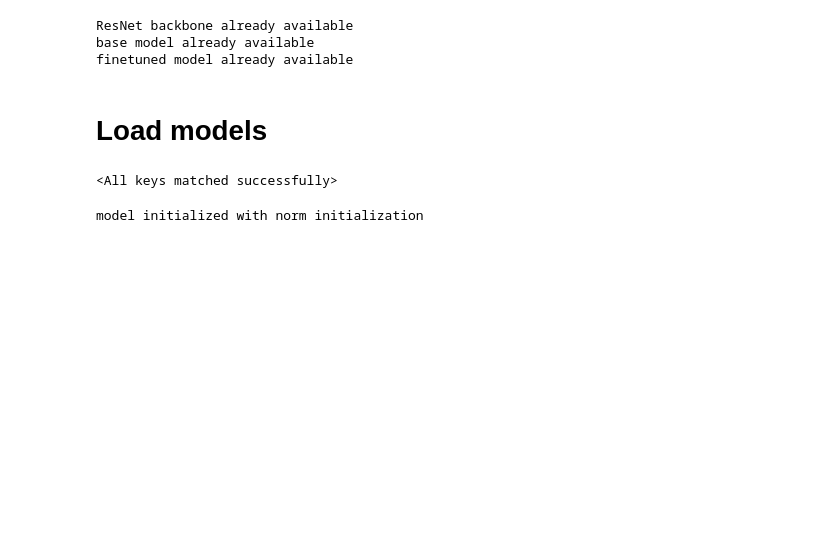
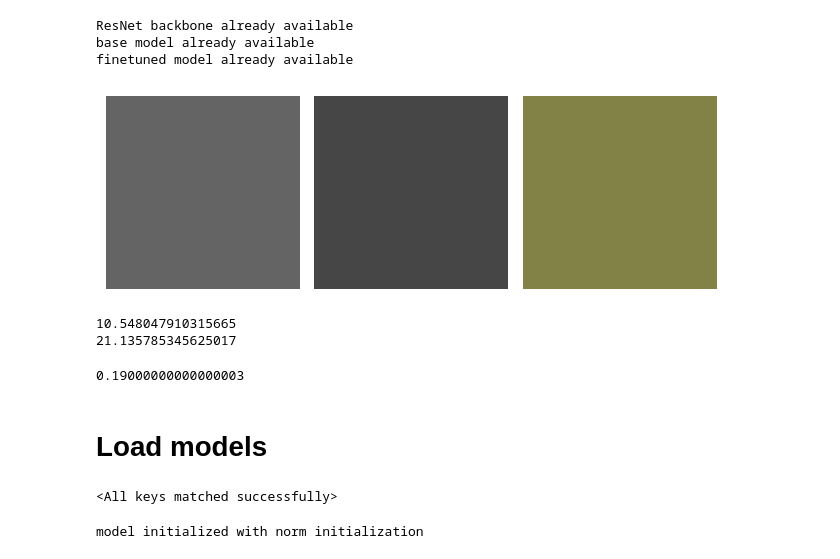
Before and after one commit to sengercoding/CVfinal, a Jupyter notebook: demo.ipynb, the cells around one changed output. Drawn from its saved outputs; the diff is of its cells as text; code cells hidden in the pictures; blank space fills up the shorter version.

```diff
--- a/demo.ipynb
+++ b/demo.ipynb
@@ -18,6 +19,30 @@ base model already available
 finetuned model already available
 # %%
 device = torch.device("cuda" if torch.cuda.is_available() else "cpu")
+# %%
+fig, (ax1,ax2,ax3) = plt.subplots(1,3)
+for ax in [ax1,ax2,ax3]:
+    ax.axis('off')
+col1, col2, col3 = (100/255,100/255,100/255), (70/255,70/255,70/255), (130/255, 130/255, 70/255)
+ax1.imshow([[col1]])
+ax2.imshow([[col2]])
+ax3.imshow([[col3]])
+fig.tight_layout()
+fig.savefig("results/mse_vs_deltae.jpg", dpi=300)
+# %% [output]
+[figure, added]
+# %%
+from skimage.color import deltaE_ciede2000, rgb2lab
+col1_lab, col2_lab, col3_lab = rgb2lab(col1), rgb2lab(col2), rgb2lab(col3)
+print(deltaE_ciede2000(col1_lab,col2_lab))
+print(deltaE_ciede2000(col1_lab,col3_lab))
+# %% [output]
+10.548047910315665
+21.135785345625017
+# %%
+(10-8.1)/10
+# %% [output]
+0.19000000000000003
 # %% [markdown]
 # Load models
 # %%
```
Also changed, not shown: parts of 1 cell of this notebook, 3 other files.
